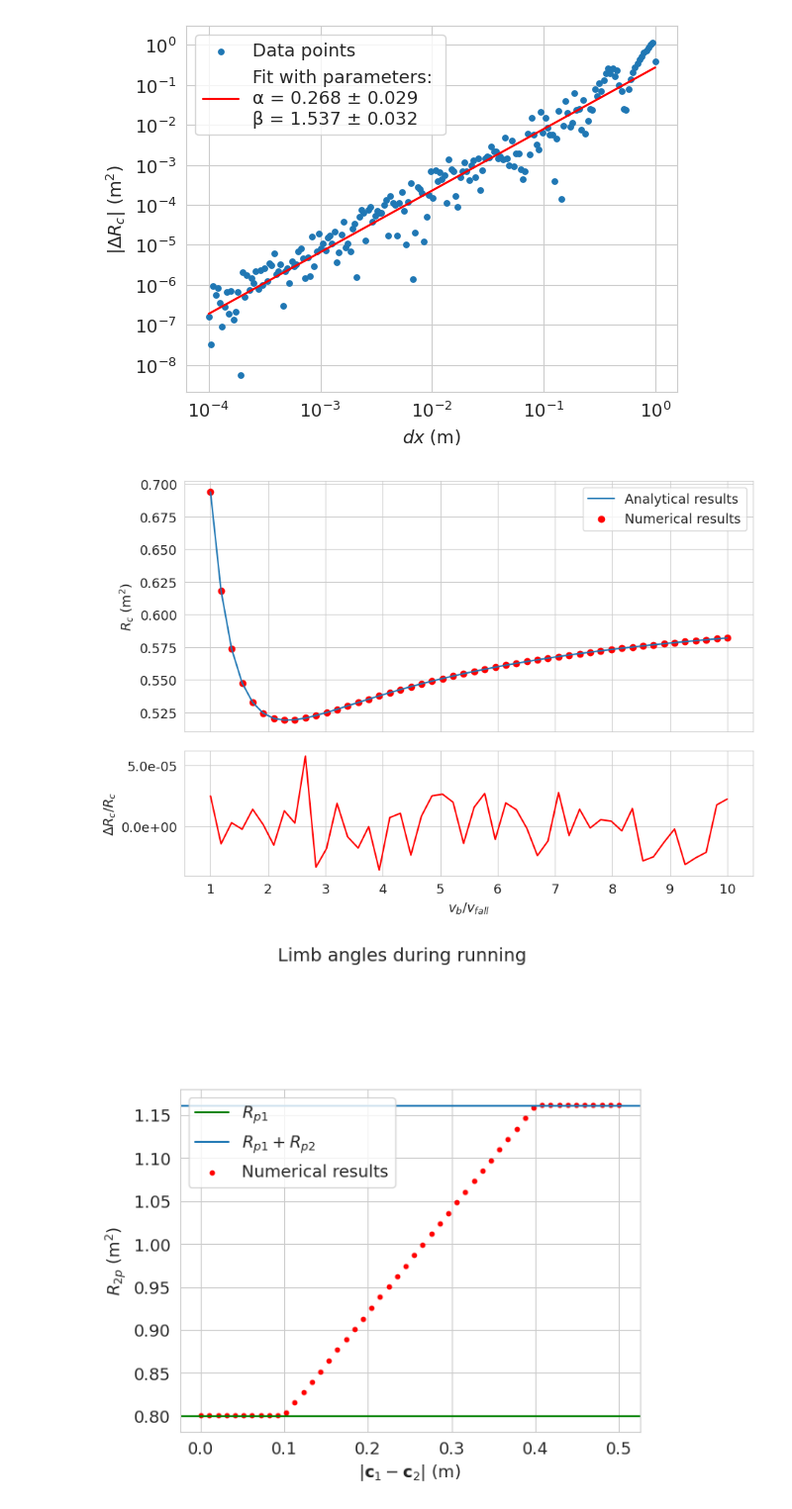
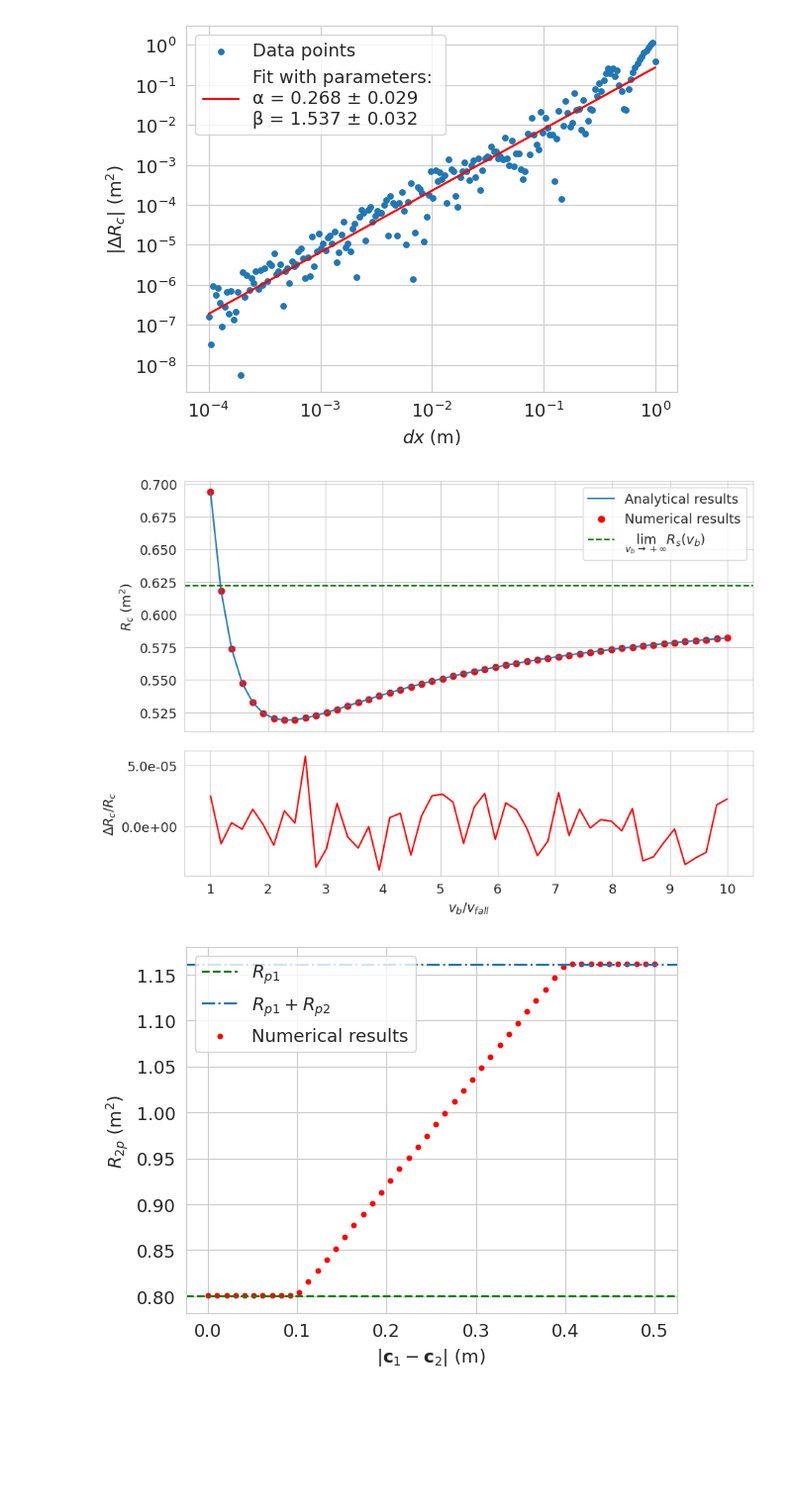
Before and after one commit to Cr3sp1/Rain, a Jupyter notebook: Visualization/Tesi.ipynb, the cells around one changed output. Shown at 99% size. Saved outputs shown, nothing was run; the diff lists cells and outputs as text; code cells hidden in the pictures; blank space fills up the shorter version.

```diff
--- a/Visualization/Tesi.ipynb
+++ b/Visualization/Tesi.ipynb
@@ -409,7 +409,7 @@ ax2 = plt.subplot(gs[1], sharex=ax1)  # Share the x-axis with ax1
 # Plot the primary data on the first subplot
 ax1.plot(x_values, y1_values, label='Analytical results')
 ax1.scatter(x_values, y2_values, color='red', label='Numerical results')
-# ax1.axhline(y=max_s(rad), label=r'$\lim_{v_b\to+\infty} R_s(v_b)$', color='green')  # Uncomment if max_s(rad) is defined
+ax1.axhline(y=max_c(l1, l2, r), label=r'$\lim_{v_b\to+\infty} R_s(v_b)$', color='green', linestyle='dashed')
 ax1.xaxis.set_major_locator(ticker.MultipleLocator(1))
 ax1.set_ylabel(r'$R_c$ (m$^2$)')
 ax1.grid(True)
@@ -440,31 +440,30 @@ plt.savefig('../Tesi/capsule_wet.png', dpi=300, bbox_inches='tight')
 # Show the plot
 plt.show()
 # %% [output]
-[figure, old version]
+[figure, new version]
 # %%
 # Read the data from the file
 df = pd.read_csv('../data/Pippo/DoubleP.dat', sep=' ', header=None, names=['dist', 'R'], index_col=False)
 
 # Plot min and max
 s1 = anal_p(v=[-1, 0, 1], bodyvel=1, side= [ [0.8, 0, 0], [0, 0.5, 0], [0, 0, 0.8]])
 s2 = anal_p(v=[-1, 0, 1], bodyvel=1, side= [ [0.6, 0, 0], [0, 0.3, 0], [0, 0, 0.6]])
-plt.axhline(y=s1, label=r'$R_{p1}$', color='green')
-plt.axhline(y=s1+s2, label=r'$R_{p1} +R_{p2}$')
+plt.axhline(y=s1, label=r'$R_{p1}$', color='green', linestyle='dashed')
+plt.axhline(y=s1+s2, label=r'$R_{p1} +R_{p2}$', linestyle='dashdot')
 # Plot the fitted curve
 plt.scatter(df['dist'], df['R'], label="Numerical results", s=10, color='red')
 
 plt.xlabel(r'$|\mathbf{c}_1 - \mathbf{c}_2|$ (m)')
 plt.ylabel(r'$R_{2p}$ (m$^2$)')
 
-# Place the title above the graph
-plt.figtext(0.5, 1.2, 'Limb angles during running', ha='center', va='top', fontsize=14)
+
 
 plt.legend()
 
 # Save the plot to a file
 plt.savefig('../Tesi/2pippo_wet.png', dpi=300, bbox_inches='tight')
 # %% [output]
-[figure, old version]
+[figure, new version]
 # %%
 # # Read the data from the file
 # df = pd.read_csv('../data/Pippo/Proj2P/dist0.473684.dat', sep=',', header=None, names=['x', 'y'], index_col=False)
```
Also changed, not shown: parts of 4 cells of this notebook, 20 other files.
